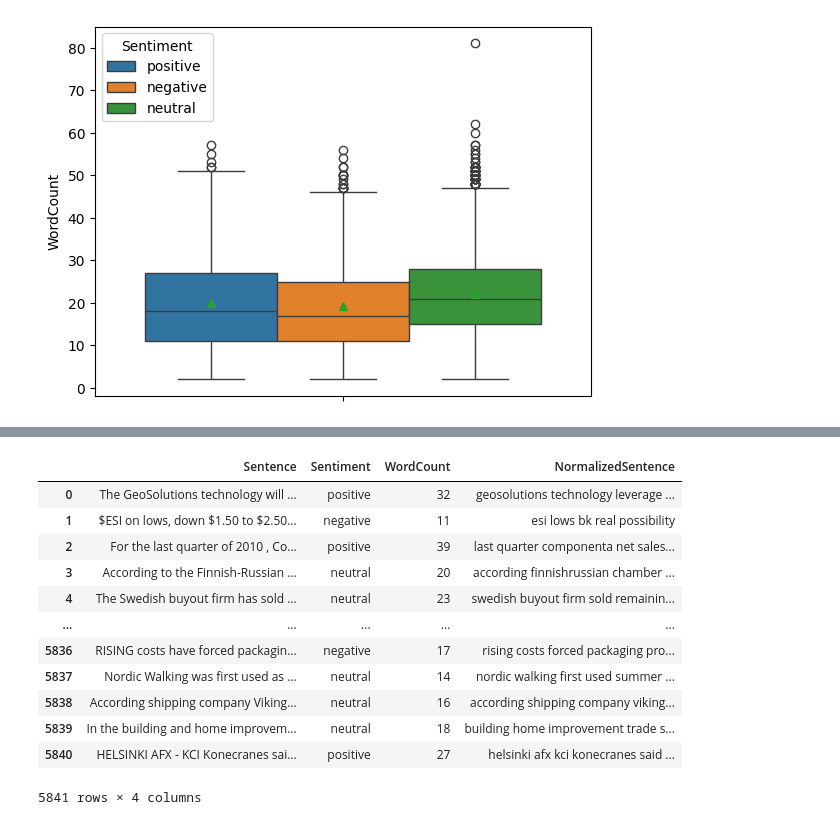
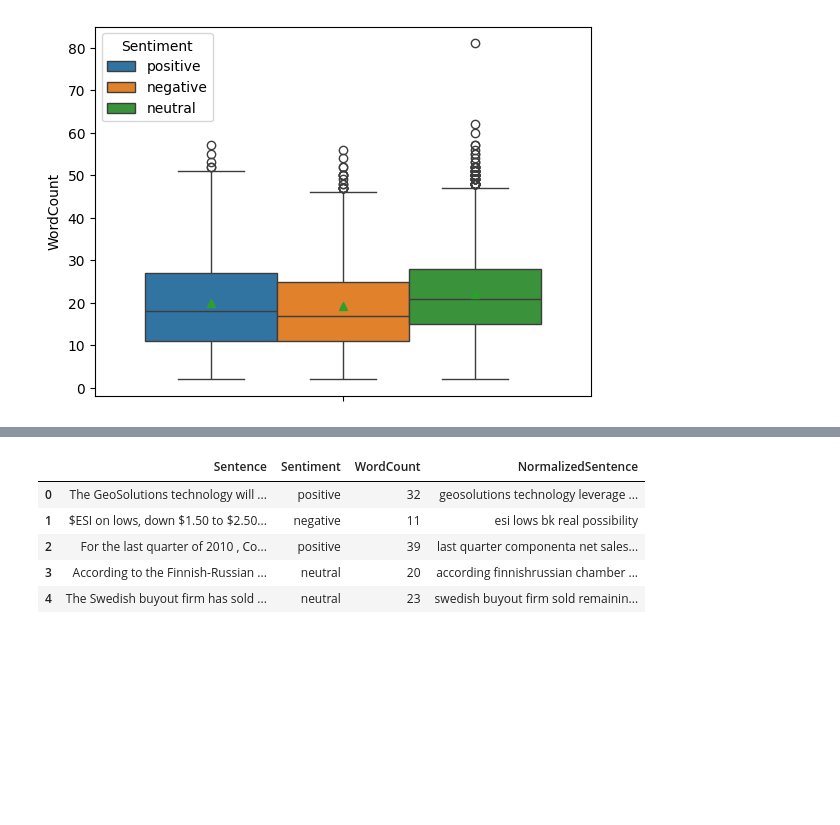
Before and after one commit to ganeshteli/sentiment-analysis-with-neural-networks, a Jupyter notebook: app.ipynb, the cells around one changed output, grey strips where cells are left out. Cells and saved outputs as stored; diff of their text form; code cells hidden in the pictures; blank space fills up the shorter version.

```diff
--- a/app.ipynb
+++ b/app.ipynb
@@ -123,21 +129,14 @@ def preprocess_data(input_data):
 # %%
 financial_data["NormalizedSentence"] = financial_data["Sentence"].apply(lambda x: preprocess_data(x).numpy().decode("utf-8"))
 
-financial_data
+financial_data.head()
 # %% [output]
 |  | Sentence | Sentiment | WordCount | NormalizedSentence |
 | 0 | The GeoSolutions technology will ... | positive | 32 | geosolutions technology leverage ... |
 | 1 | $ESI on lows, down $1.50 to $2.50... | negative | 11 | esi lows bk real possibility |
 | 2 | For the last quarter of 2010 , Co... | positive | 39 | last quarter componenta net sales... |
 | 3 | According to the Finnish-Russian ... | neutral | 20 | according finnishrussian chamber ... |
 | 4 | The Swedish buyout firm has sold ... | neutral | 23 | swedish buyout firm sold remainin... |
-| ... | ... | ... | ... | ... |
-| 5836 | RISING costs have forced packagin... | negative | 17 | rising costs forced packaging pro... |
-| 5837 | Nordic Walking was first used as ... | neutral | 14 | nordic walking first used summer ... |
-| 5838 | According shipping company Viking... | neutral | 16 | according shipping company viking... |
-| 5839 | In the building and home improvem... | neutral | 18 | building home improvement trade s... |
-| 5840 | HELSINKI AFX - KCI Konecranes sai... | positive | 27 | helsinki afx kci konecranes said ... |
-5841 rows × 4 columns
 # %%
 positive_data = financial_data[financial_data["Sentiment"] == "positive"]["NormalizedSentence"]
 positive_text = " ".join(positive_data)
```
Also changed, not shown: parts of 13 cells of this notebook.
